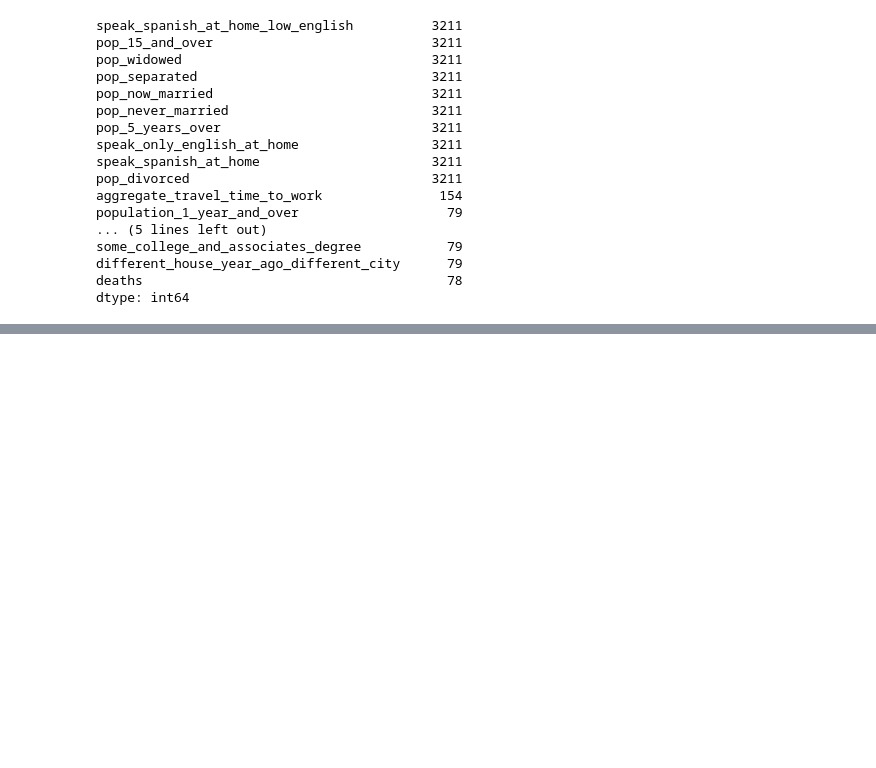
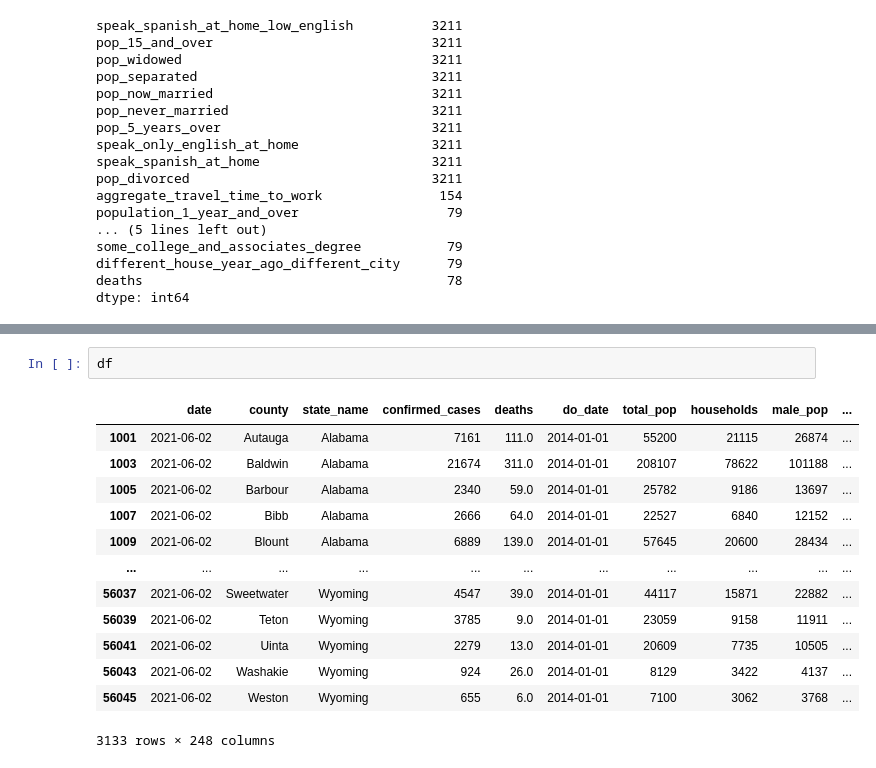
Before and after one commit to spark126/covid_poverty_and_death_rate, a Jupyter notebook: code/lucas_eda.ipynb, the cells around one changed output, grey strips where cells are left out. Drawn from its saved outputs; the diff is of its cells as text; blank space fills up the shorter version.

```diff
--- a/code/lucas_eda.ipynb
+++ b/code/lucas_eda.ipynb
@@ -127,0 +203,16 @@ mask
+# %%
+df
+# %% [output]
+|  | date | county | state_name | confirmed_cases | deaths | do_date | total_pop | households | male_pop | ... |
+| 1001 | 2021-06-02 | Autauga | Alabama | 7161 | 111.0 | 2014-01-01 | 55200 | 21115 | 26874 | ... |
+| 1003 | 2021-06-02 | Baldwin | Alabama | 21674 | 311.0 | 2014-01-01 | 208107 | 78622 | 101188 | ... |
+| 1005 | 2021-06-02 | Barbour | Alabama | 2340 | 59.0 | 2014-01-01 | 25782 | 9186 | 13697 | ... |
+| 1007 | 2021-06-02 | Bibb | Alabama | 2666 | 64.0 | 2014-01-01 | 22527 | 6840 | 12152 | ... |
+| 1009 | 2021-06-02 | Blount | Alabama | 6889 | 139.0 | 2014-01-01 | 57645 | 20600 | 28434 | ... |
+| ... | ... | ... | ... | ... | ... | ... | ... | ... | ... | ... |
+| 56037 | 2021-06-02 | Sweetwater | Wyoming | 4547 | 39.0 | 2014-01-01 | 44117 | 15871 | 22882 | ... |
+| 56039 | 2021-06-02 | Teton | Wyoming | 3785 | 9.0 | 2014-01-01 | 23059 | 9158 | 11911 | ... |
+| 56041 | 2021-06-02 | Uinta | Wyoming | 2279 | 13.0 | 2014-01-01 | 20609 | 7735 | 10505 | ... |
+| 56043 | 2021-06-02 | Washakie | Wyoming | 924 | 26.0 | 2014-01-01 | 8129 | 3422 | 4137 | ... |
+| 56045 | 2021-06-02 | Weston | Wyoming | 655 | 6.0 | 2014-01-01 | 7100 | 3062 | 3768 | ... |
+3133 rows × 248 columns
```
Also changed, not shown: parts of 38 cells of this notebook.
